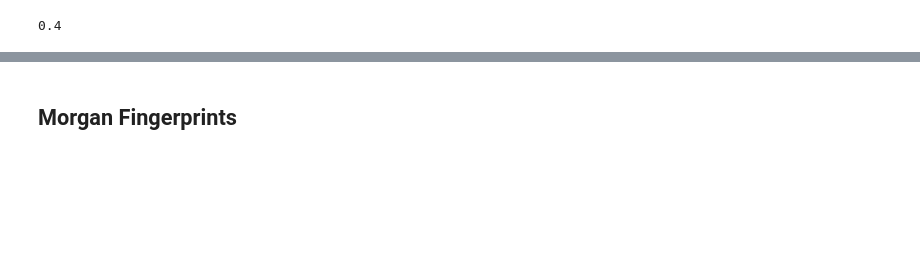
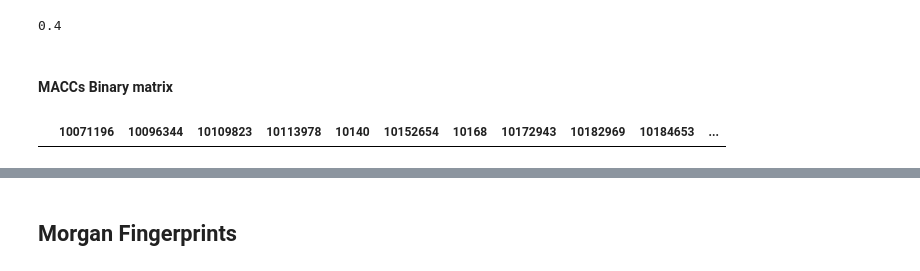
Before and after one commit to MaayanLab/DrugSetLibrary, a Jupyter notebook: SMILES_FINGERPRINTS.ipynb, the cells around one changed output, grey strips where cells are left out. Cells and saved outputs as stored; diff of their text form; code cells hidden in the pictures; blank space fills up the shorter version.

Commit message:
updated method for B matrix

```diff
--- a/SMILES_FINGERPRINTS.ipynb
+++ b/SMILES_FINGERPRINTS.ipynb
@@ -64,7 +64,7 @@ print(np.array(macc_fps))
  [0 0 0 ... 0 1 0]
  [0 0 0 ... 1 1 0]]
 # %%
-df.loc[:,'MACCs'] = pd.Series(macc_fps, index=df.index)
+# df.loc[:,'MACCs'] = pd.Series(macc_fps, index=df.index)
 # %%
 df.head()
 # %% [output]
@@ -78,3 +78,12 @@ df.head()
 DataStructs.FingerprintSimilarity(macc_fps[31],macc_fps[2])
 # %% [output]
 0.4
+# %% [markdown]
+#### MACCs Binary matrix
+# %%
+all_drugs = list(df["PCIDs"])
+# %%
+macc_df = pd.DataFrame(columns = all_drugs)
+macc_df.head()
+# %% [output]
+|  | 10071196 | 10096344 | 10109823 | 10113978 | 10140 | 10152654 | 10168 | 10172943 | 10182969 | 10184653 | ... |
```
Also changed, not shown: parts of 37 cells of this notebook.
